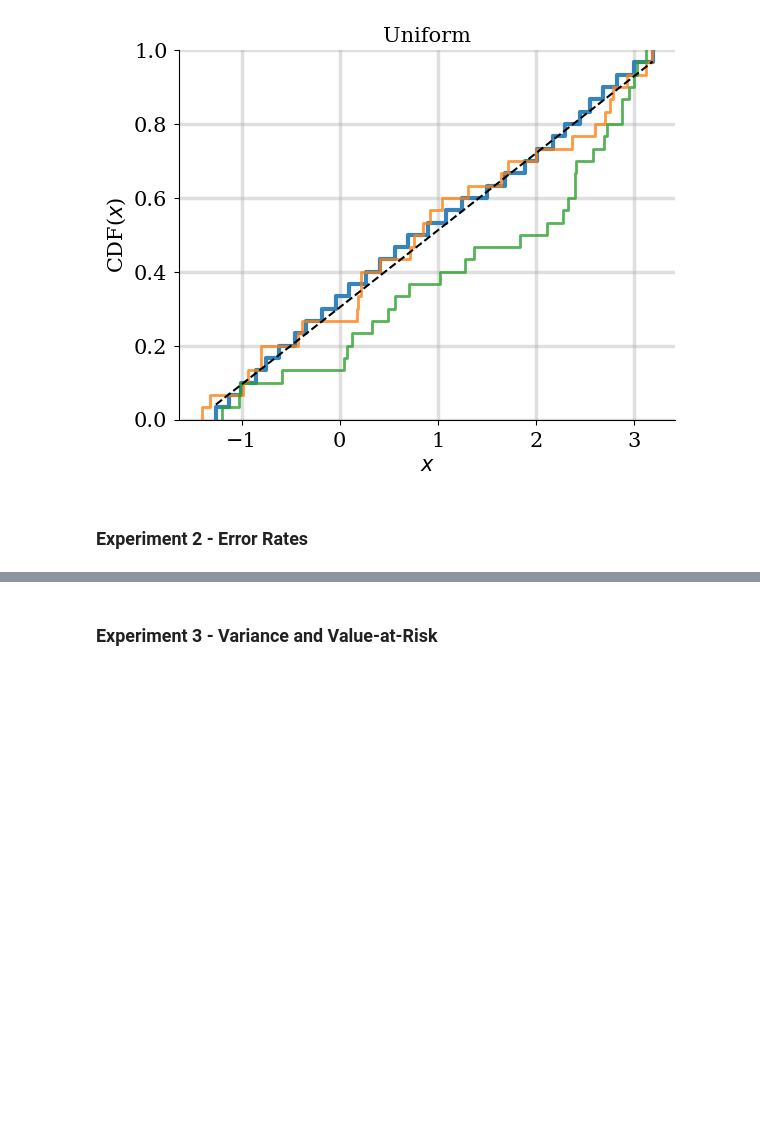
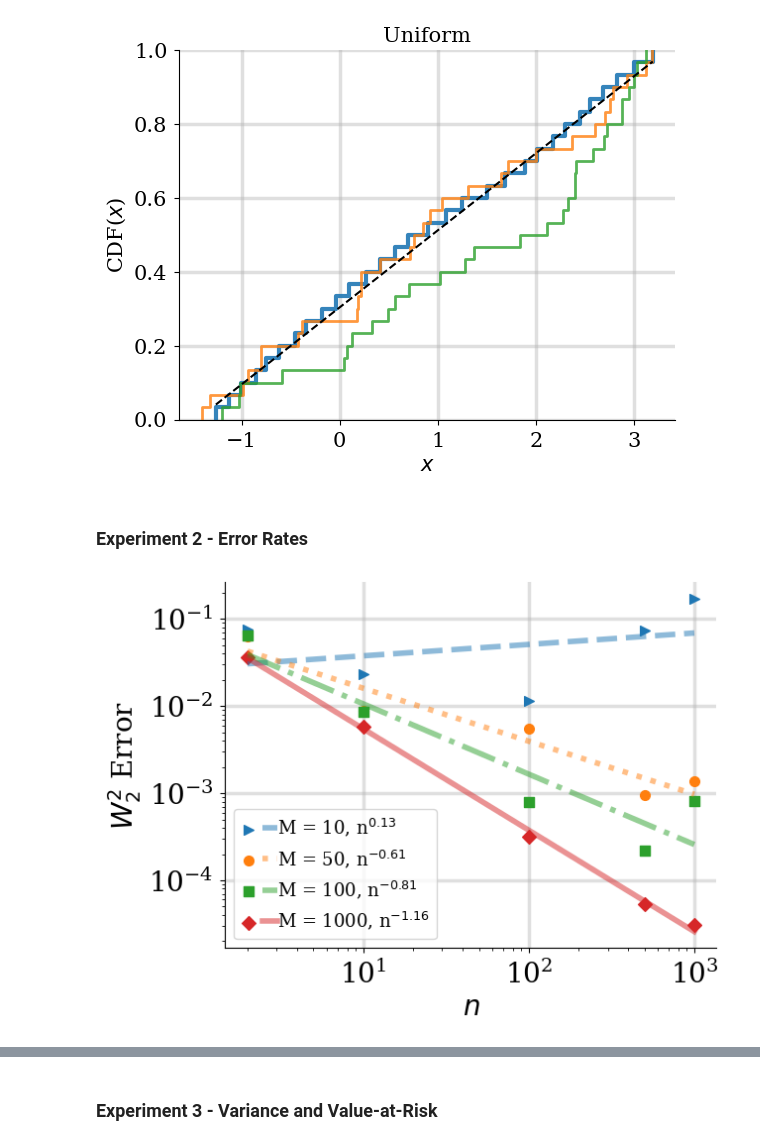
Before and after one commit to jacobf18/Dist-NN, a Jupyter notebook: nearest_neighbors.ipynb, the cells around one changed output, grey strips where cells are left out. Saved outputs shown, nothing was run; the diff lists cells and outputs as text; code cells hidden in the pictures; blank space fills up the shorter version.

```diff
--- a/nearest_neighbors.ipynb
+++ b/nearest_neighbors.ipynb
@@ -528,0 +555,43 @@ def fit_power(x,y):
+# %%
+from matplotlib.legend_handler import HandlerLineCollection, HandlerTuple
+
+mpl.rcParams['lines.markersize'] = 7
+mpl.rcParams['grid.linewidth'] = 2.5
+mpl.rcParams['legend.fontsize'] = 13
+
+plt.figure()
+ax = plt.gca()
+
+ax.set_yscale('log')
+ax.set_xscale('log')
+
+ax.spines['top'].set_visible(False)
+ax.spines['right'].set_visible(False)
+ax.grid(True, alpha=0.4)
+
+ls = []
+b = []
+rows = [10, 50, 100, 1000]
+for i, r in enumerate(rows):
+    df = errors_df[errors_df['Rows'] == r]
+    # filter out the rows with less than 2 neighbors
+    df = df[df['Neighbors'] >= 2]
+    mean = df.groupby('Samples').mean()
+
+    l1 = ax.scatter(mean.index, mean['Estimation Error'], marker=mss[i])
+    c,d = fit_power(np.array(mean.index), np.array(mean['Estimation Error']))
+    l2, = ax.plot(mean.index,f(mean.index,c,d), lss[i], linewidth=4.0,alpha=0.5)
+    b.append(d)
+
+    ls.append((l1,l2))
+
+ax.set_ylim(bottom=0)
+ax.set_xlabel("$n$")
+ax.set_ylabel("$W_2^2$ Error")
+# ax.set_title("$n$")
+labels = [f"M = {m}, " + r"n$^{%.2f}$"%(d) for m,d in zip(rows,b)]
+ax.legend(handles = ls, labels = labels, loc='lower left',handletextpad=0.0,
+          handler_map = {tuple: HandlerTuple(ndivide=None)})
+plt.savefig("figures/error-samples-normal-N_2.pdf", bbox_inches="tight")
+# %% [output]
+[figure, added]
```
Also changed, not shown: parts of 21 cells of this notebook.
